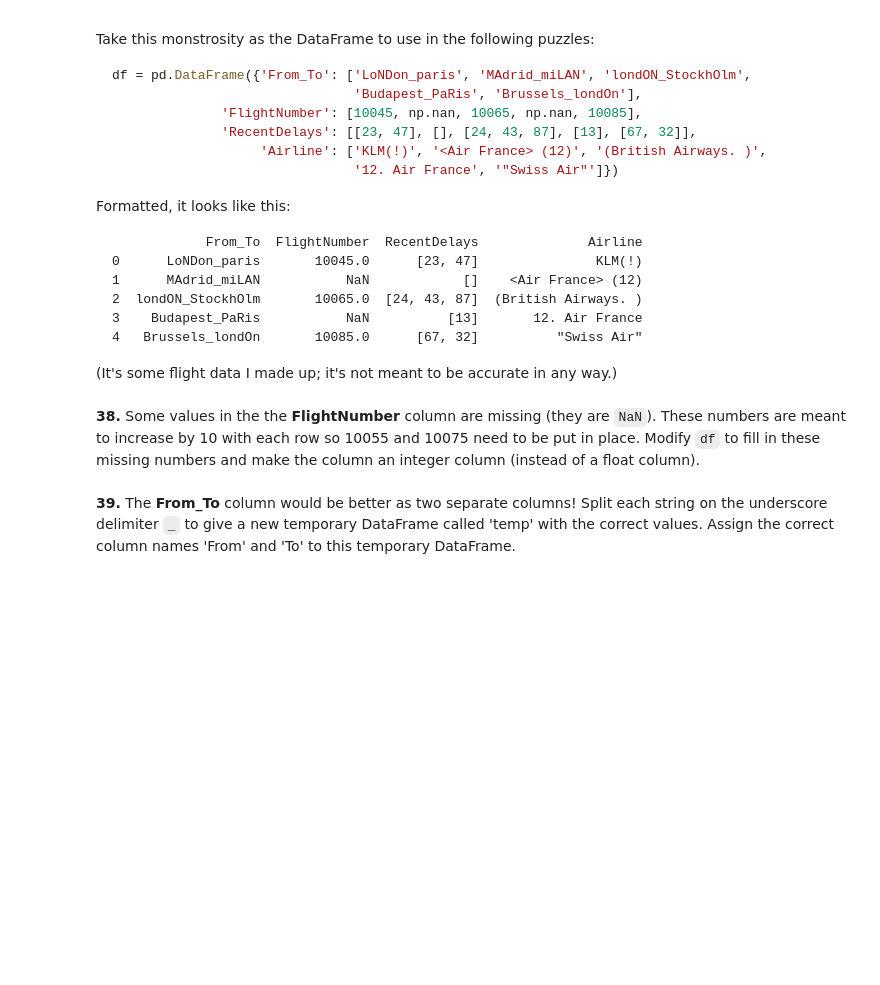
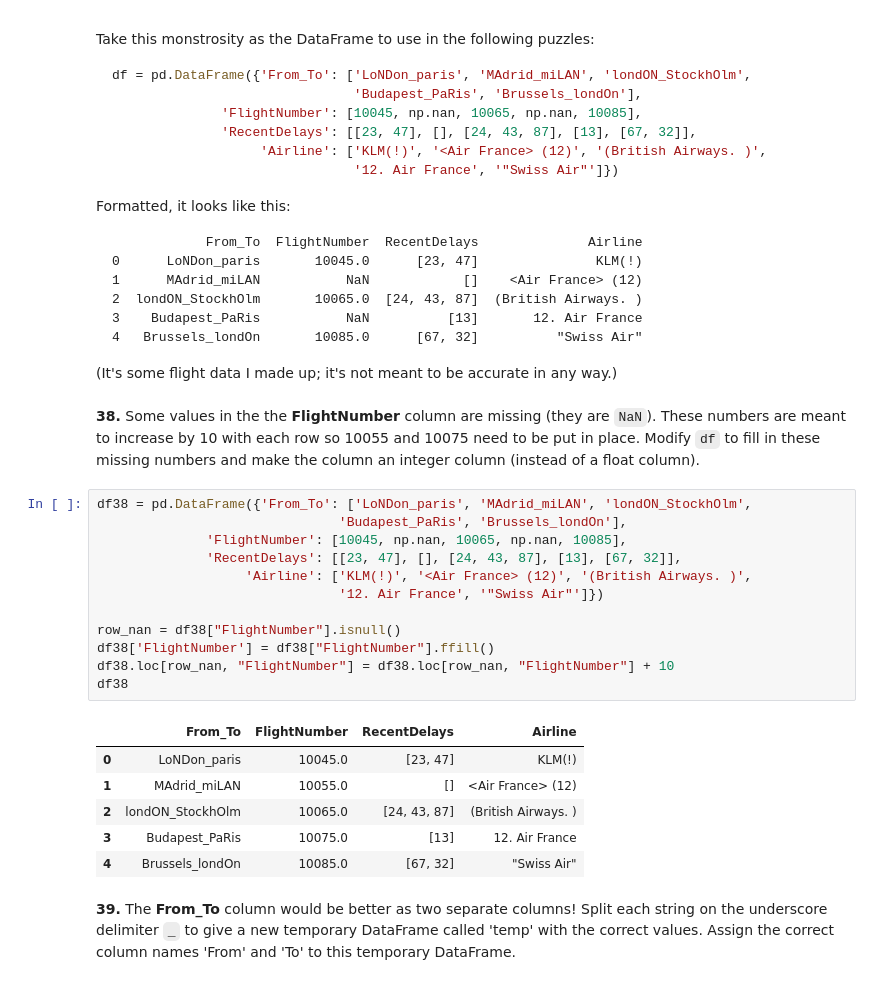
Before and after one commit to julam9/100-Pandas-Puzzles-with-Answers, a Jupyter notebook: 100-pandas-puzzles.ipynb, the cells around one changed output. Drawn from its saved outputs; the diff is of its cells as text; blank space fills up the shorter version.

```diff
--- a/100-pandas-puzzles.ipynb
+++ b/100-pandas-puzzles.ipynb
@@ -632,5 +632,24 @@ Formatted, it looks like this:
 (It's some flight data I made up; it's not meant to be accurate in any way.)
 # %% [markdown]
 **38.** Some values in the the **FlightNumber** column are missing (they are `NaN`). These numbers are meant to increase by 10 with each row so 10055 and 10075 need to be put in place. Modify `df` to fill in these missing numbers and make the column an integer column (instead of a float column).
+# %%
+df38 = pd.DataFrame({'From_To': ['LoNDon_paris', 'MAdrid_miLAN', 'londON_StockhOlm',
+                               'Budapest_PaRis', 'Brussels_londOn'],
+              'FlightNumber': [10045, np.nan, 10065, np.nan, 10085],
+              'RecentDelays': [[23, 47], [], [24, 43, 87], [13], [67, 32]],
+                   'Airline': ['KLM(!)', '<Air France> (12)', '(British Airways. )',
+                               '12. Air France', '"Swiss Air"']})
+
+row_nan = df38["FlightNumber"].isnull()
+df38['FlightNumber'] = df38["FlightNumber"].ffill()
+df38.loc[row_nan, "FlightNumber"] = df38.loc[row_nan, "FlightNumber"] + 10
+df38
+# %% [output]
+|  | From_To | FlightNumber | RecentDelays | Airline |
+| 0 | LoNDon_paris | 10045.0 | [23, 47] | KLM(!) |
+| 1 | MAdrid_miLAN | 10055.0 | [] | <Air France> (12) |
+| 2 | londON_StockhOlm | 10065.0 | [24, 43, 87] | (British Airways. ) |
+| 3 | Budapest_PaRis | 10075.0 | [13] | 12. Air France |
+| 4 | Brussels_londOn | 10085.0 | [67, 32] | "Swiss Air" |
 # %% [markdown]
 **39.** The **From\_To** column would be better as two separate columns! Split each string on the underscore delimiter `_` to give a new temporary DataFrame called 'temp' with the correct values. Assign the correct column names 'From' and 'To' to this temporary DataFrame.
```
Also changed, not shown: parts of 2 cells of this notebook.
